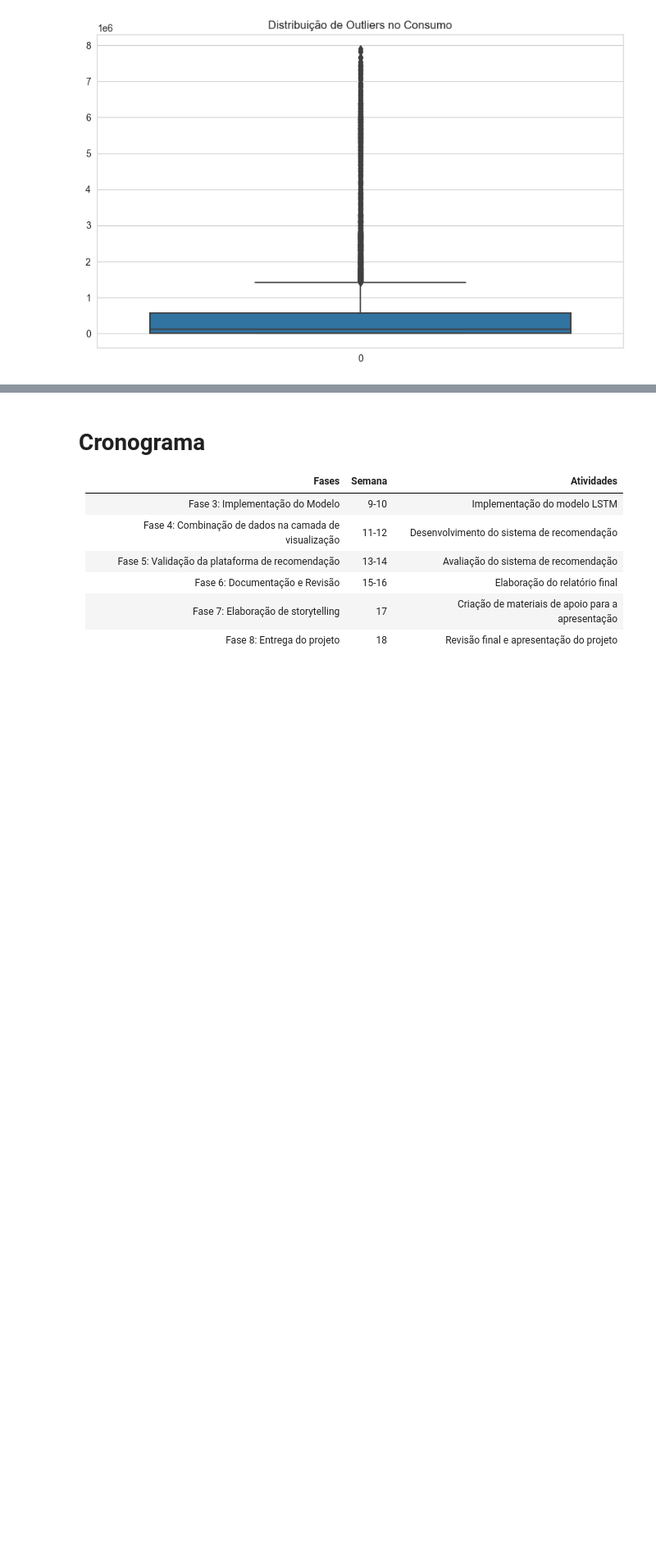
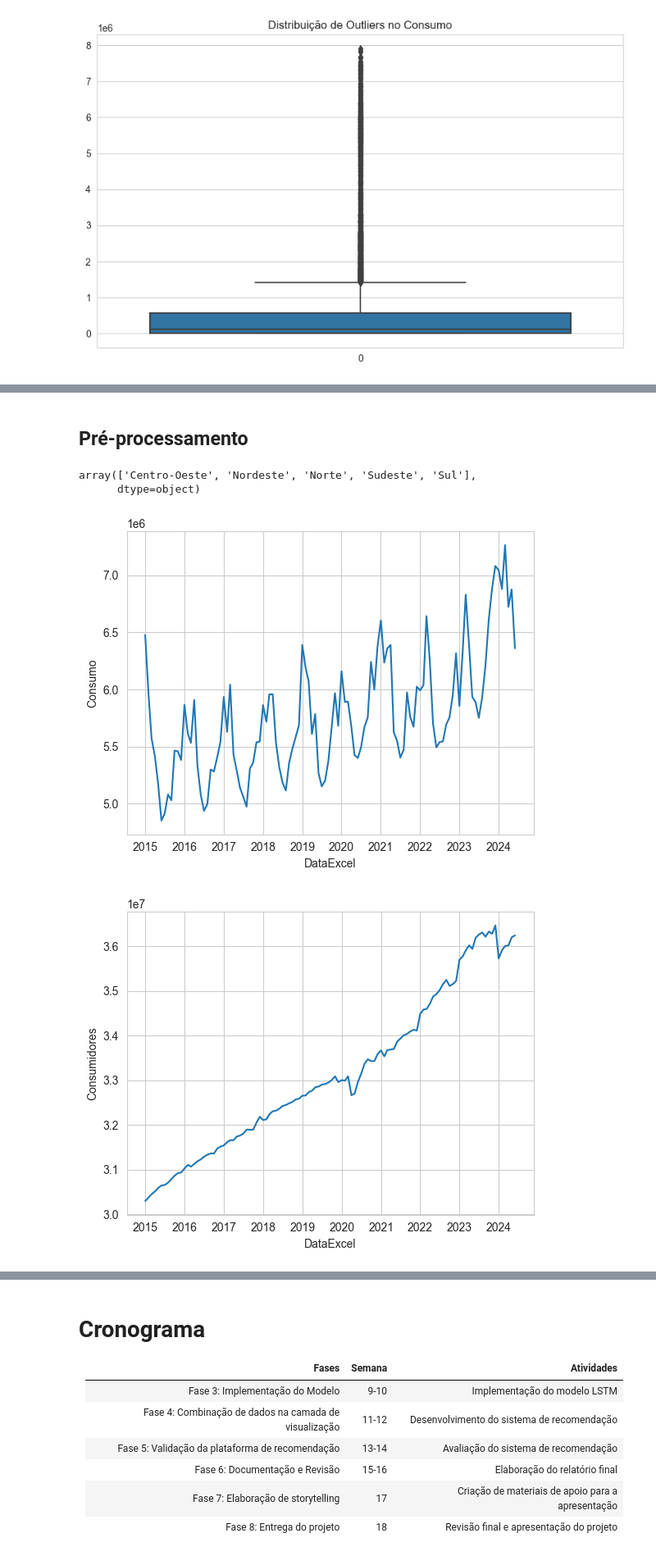
Before and after one commit to daniel64bit/distribuicao-renovavel, a Jupyter notebook: notebooks/entregas/entrega_03.ipynb, the cells around one changed output, grey strips where cells are left out. Shown at 82% size. Cells and saved outputs as stored; diff of their text form; code cells hidden in the pictures; blank space fills up the shorter version.

```diff
--- a/notebooks/entregas/entrega_03.ipynb
+++ b/notebooks/entregas/entrega_03.ipynb
@@ -958,0 +988,51 @@ Aplicação de, pelo menos, um primeiro modelo (modelo de aprendizado de máquin
+# %%
+df_consumo_mensal = pd.read_excel(
+    '../../data/external/EPE/consumo_mensal/dados_abertos_consumo_mensal.xlsx',
+    sheet_name="CONSUMO E NUMCONS SAM"
+)
+# %% [markdown]
+## Pré-processamento
+# %%
+df_consumo_residencial = df_consumo_mensal[
+    (df_consumo_mensal['Classe'] == 'Residencial')
+    & (df_consumo_mensal['TipoConsumidor'] == 'Cativo')
+].copy()
+
+df_consumo_residencial['ConsumoConsumidores'] = df_consumo_residencial['Consumo'] / df_consumo_residencial['Consumidores']
+df_consumo_residencial = df_consumo_residencial[['DataExcel', 'Regiao', 'Sistema', 'Consumo', 'Consumidores', 'ConsumoConsumidores']]
+# %%
+regioes = df_consumo_residencial['Regiao'].unique()
+regioes
+# %% [output]
+array(['Centro-Oeste', 'Nordeste', 'Norte', 'Sudeste', 'Sul'],
+      dtype=object)
+# %%
+# NOTE: Ano-Mes 2015-01 selecionado com base na estabilidade do consumo e consumo por consumores
+df_consumo_sudeste = df_consumo_residencial[
+    (df_consumo_residencial['Regiao'] == 'Sudeste')
+    & (df_consumo_residencial['DataExcel'] >= '2015-01-01')
+].copy()
+# %%
+sns.lineplot(
+    df_consumo_sudeste,
+    x='DataExcel',
+    y='Consumo',
+)
+plt.show()
+
+sns.lineplot(
+    df_consumo_sudeste,
+    x='DataExcel',
+    y='Consumidores',
+)
+plt.show()
+
+sns.lineplot(
+    df_consumo_sudeste,
+    x='DataExcel',
+    y='ConsumoConsumidores',
+)
+plt.show()
+# %% [output]
+[figure, added]
+[figure, added]
```
Also changed, not shown: parts of 17 cells of this notebook, 1 other file.
